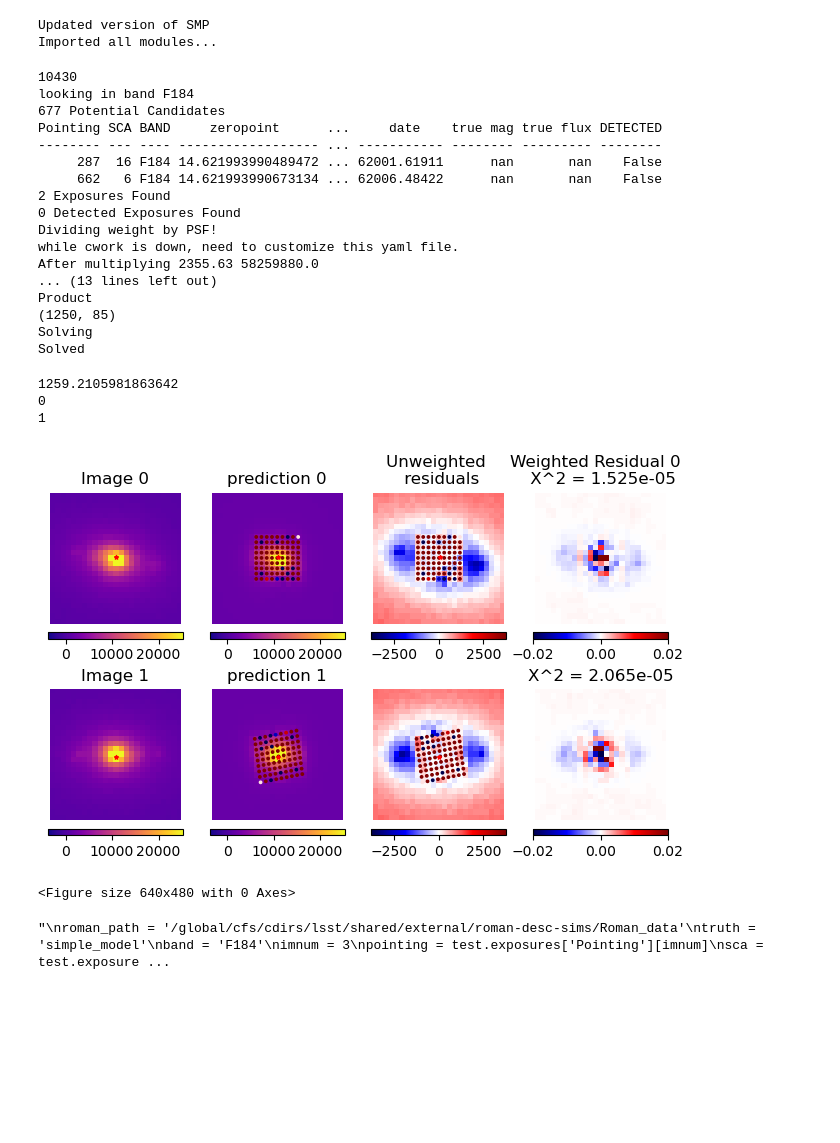
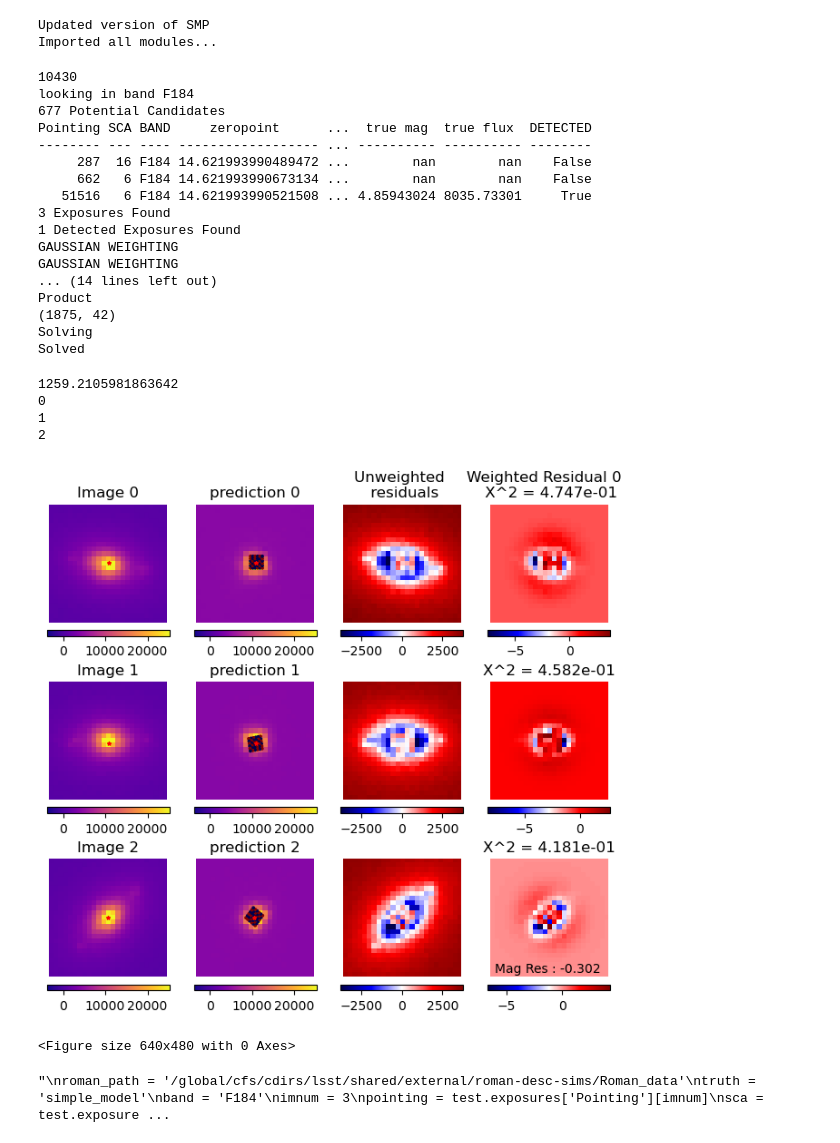
Before and after one commit to Roman-Supernova-PIT/campari, a Jupyter notebook: multismp.ipynb, the cells around one changed output. Saved outputs shown, nothing was run; the diff lists cells and outputs as text; code cells hidden in the pictures; blank space fills up the shorter version.

Commit message:
version with Gaussian weighting

```diff
--- a/multismp.ipynb
+++ b/multismp.ipynb
@@ -742,28 +742,28 @@ print(pqfile)
 band = 'F184'
 ra, dec, p, s, start, end, peak = SNID_to_loc(ID, pqfile, date = True, band = band, snpath = snpath, roman_path = roman_path)
 test = MultiDetection(ra, dec, p, s, band, start, end, peak, snid = ID)
-nbg = 4
+nbg = 1
 size = 25
 
 
-test.runPhotometry(background = False, err = False, n_grid = nbg, maxbg = 2, maxdet = 0,roman_path = roman_path, \
+test.runPhotometry(background = False, err = False, n_grid = nbg, maxbg = 2, maxdet = 1,roman_path = roman_path, \
                   pointing_list = None, SCA_list = None, bare_bones = False, precise = True, size = size)
 # %% [output]
 10430
 looking in band F184
 677 Potential Candidates
-Pointing SCA BAND     zeropoint      ...     date    true mag true flux DETECTED
--------- --- ---- ------------------ ... ----------- -------- --------- --------
-     287  16 F184 14.621993990489472 ... 62001.61911      nan       nan    False
-     662   6 F184 14.621993990673134 ... 62006.48422      nan       nan    False
-2 Exposures Found
-0 Detected Exposures Found
-Dividing weight by PSF!
-while cwork is down, need to customize this yaml file.
-After multiplying 2355.63 58259880.0
-... (13 lines left out)
+Pointing SCA BAND     zeropoint      ...  true mag  true flux  DETECTED
+-------- --- ---- ------------------ ... ---------- ---------- --------
+     287  16 F184 14.621993990489472 ...        nan        nan    False
+     662   6 F184 14.621993990673134 ...        nan        nan    False
+   51516   6 F184 14.621993990521508 ... 4.85943024 8035.73301     True
+3 Exposures Found
+1 Detected Exposures Found
+GAUSSIAN WEIGHTING
+GAUSSIAN WEIGHTING
+... (14 lines left out)
 Product
-(1250, 85)
+(1875, 42)
 Solving
 Solved
 # %%
@@ -834,8 +834,8 @@ for i in range(test.ntot):
 
 
     wgt = test.wgt[i*size*size : (i+1) *size * size].reshape(size,size)
-    plt.imshow(this.reshape(size,size) / wgt ,cmap='seismic', origin = 'lower',\
-        extent = [0, size, 0 , size], aspect = 'equal', vmin = -0.02, vmax = 0.02)
+    plt.imshow(this.reshape(25,25)/wgt ,cmap='seismic', origin = 'lower',\
+        extent = [0, size, 0 , size], aspect = 'equal')
     #plt.imshow(np.log(1/wgt), cmap='seismic',  origin = 'lower',\
         #extent = [0, size, 0 , size], aspect = 'equal')
     plt.colorbar(orientation="horizontal", pad=0.05)
@@ -846,42 +846,43 @@ for i in range(test.ntot):
     chi = np.sum((this / wgt.flatten())**2) / np.size(wgt)
 
     n_nodet = test.ntot - test.ndet
 
     if i > n_nodet - 1:
         mag_res = test.mag[i - n_nodet] - test.exposures['true mag'][i]
         plt.text(1,1, f'Mag Res : {mag_res:.3f}')
     if i == 0:
         plt.title(f'Weighted Residual {i}  \n X^2 = {chi:.3e}')
     else:
          plt.title(f'X^2 = {chi:.3e}')
     #################################################################################
     plt.subplot(4*test.ntot, 4, 4*i+3,projection=test.wcs_list[i])
     plt.imshow(this.reshape(size,size) ,cmap='seismic', origin = 'lower',\
         extent = [0, size, 0 , size], aspect = 'equal', vmin = -3*sig, vmax = 3*sig)
     plt.colorbar(orientation="horizontal", pad=0.05)
     if i == 0:
         plt.title('Unweighted \n residuals')
     plt.axis('off')
 
     #Plot the scene modelling grid and the SN location
-    xx, yy = test.wcs_list[i].world_to_pixel(SkyCoord(ra = test.ra_grid*u.degree, dec = test.dec_grid*u.degree))
-    snx, sny = test.wcs_list[i].world_to_pixel(SkyCoord(ra = test.ra*u.degree, dec = test.dec*u.degree))
-    xx += 0.5
-    yy += 0.5
-    snx += 0.5
-    sny += 0.5
-    plt.scatter(xx,yy, c = test.X[:np.size(test.ra_grid)], s = 3, cmap = 'seismic', vmin = -bgtol, vmax = bgtol)
-    plt.scatter(snx, sny, c = 'r', s = 8, marker = '*')
+    #xx, yy = test.wcs_list[i].world_to_pixel(SkyCoord(ra = test.ra_grid*u.degree, dec = test.dec_grid*u.degree))
+    #snx, sny = test.wcs_list[i].world_to_pixel(SkyCoord(ra = test.ra*u.degree, dec = test.dec*u.degree))
+    #xx += 0.5
+    #yy += 0.5
+    #snx += 0.5
+    #sny += 0.5
+    #plt.scatter(xx,yy, c = test.X[:np.size(test.ra_grid)], s = 3, cmap = 'seismic', vmin = -bgtol, vmax = bgtol)
+    #plt.scatter(snx, sny, c = 'r', s = 8, marker = '*')
 
 
 
 plt.show()
 plt.subplots_adjust(wspace = 0.4, hspace = 0.5)
 # %% [output]
 1259.2105981863642
 0
 1
+2
-[figure, old version]
+[figure, new version]
 <Figure size 640x480 with 0 Axes>
 # %%
 '''
```
Also changed, not shown: parts of 2 cells of this notebook, 1 other file.
